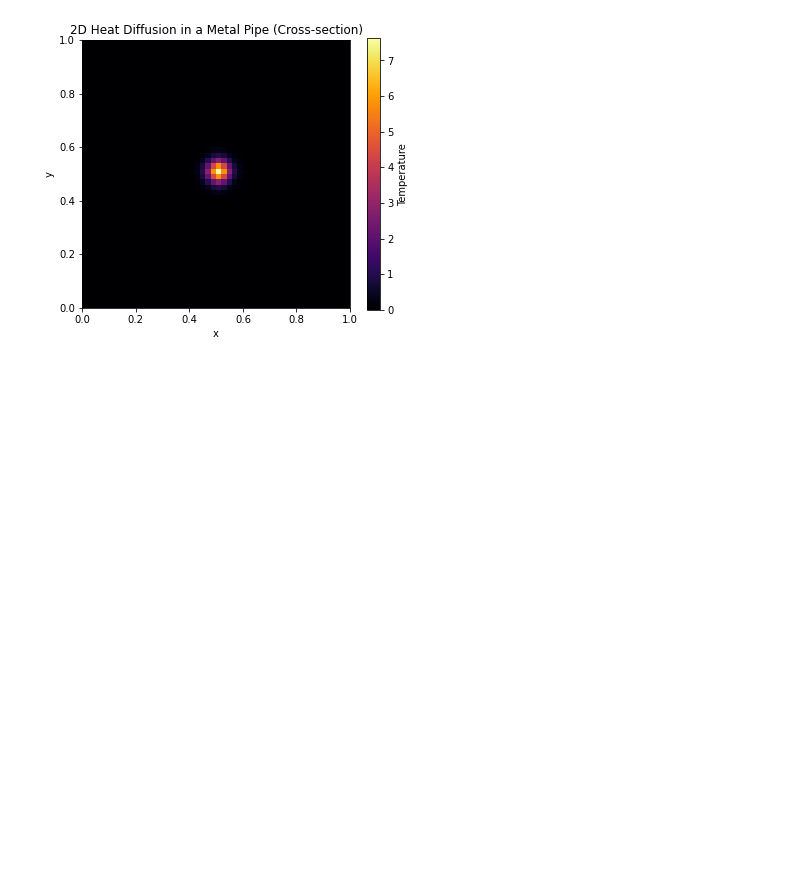
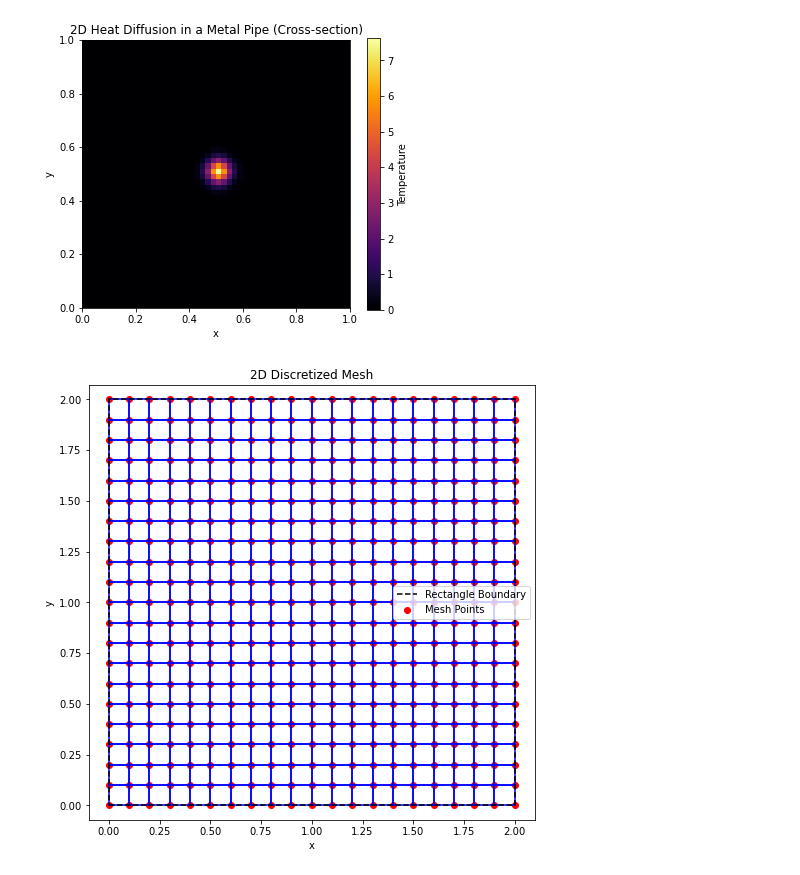
Before and after one commit to maxmandel03/MandelPHYS250FinalProject, a Jupyter notebook: Mandel_Phys250_FinalProject.ipynb, the cells around one changed output. Saved outputs shown, nothing was run; the diff lists cells and outputs as text; code cells hidden in the pictures; blank space fills up the shorter version.

```diff
--- a/Mandel_Phys250_FinalProject.ipynb
+++ b/Mandel_Phys250_FinalProject.ipynb
@@ -51,3 +53,94 @@ plt.title("2D Heat Diffusion in a Metal Pipe (Cross-section)")
 plt.show()
 # %% [output]
 [figure]
+# %%
+def MakeDiscreteCells(l, w, maxEdgeLength=0.1):
+    """
+    l, w [float]: dimensions of 2D rectangular body
+
+    maxEdgeLength [float]: max length of edge of any cell
+
+    returns: array of tuples (2D points) and rectangular cells, indexed into points array.
+    """
+    assert(l>0)
+    assert(w>0)
+
+    points2d = []
+    cells = []
+
+    numRows = math.ceil(l / maxEdgeLength)
+    numCols = math.ceil(w / maxEdgeLength)
+    lDist = l / numRows
+    wDist = w / numCols
+
+    rowp2ds = [0]
+    colp2ds = [0]
+    n = 1
+    k = 1
+
+    for _ in range(numRows-1):
+        rowp2ds.append(n*lDist)
+        n += 1
+    for _ in range(numCols-1):
+        colp2ds.append(k*wDist)
+        k += 1
+
+    rowp2ds.append(l)
+    colp2ds.append(w)
+
+    # Generate 2D Points
+    for rp in rowp2ds:
+        for cp in colp2ds:
+            points2d.append((cp, rp))
+
+    # Generate Indexed Cells
+    for i in range(len(points2d)-(len(colp2ds)+1)):
+        if (i>0) and ((i+1)%len(colp2ds)==0):
+            continue
+
+        cell = [i, i+1, i+len(colp2ds)+1, i+len(colp2ds)]
+        cells.append(cell)
+
+    return points2d, cells
+
+def VizMesh2D(points2d, cells):
+
+    xCoords, yCoords = zip(*points2d)
+
+    # Dynamic aspect ratio
+    maxW = max(xCoords) - min(xCoords)
+    maxL = max(yCoords) - min(yCoords)
+    aspectRatio = maxW / maxL
+    base = 8
+    width = base * aspectRatio if aspectRatio >= 1 else base
+    length = base / aspectRatio if aspectRatio < 1 else base
+
+    # Create the plot
+    plt.figure(figsize=(width, length))
+    plt.scatter(xCoords, yCoords, color='red', label='Mesh Points')  # Scatter plot of points
+
+    # Draw the cells
+    for cell in cells:
+        # Get the corner points of the cell
+        cellPoints = [points2d[cell[i]] for i in range(4)] + [points2d[cell[0]]]  # Close the rectangle
+        cellX, cellY = zip(*cellPoints)
+        plt.plot(cellX, cellY, color='blue')  # Plot cell edges
+
+    # Draw the boundary of the rectangle
+    rectX = [0, max(xCoords), max(xCoords), 0, 0]
+    rectY = [0, 0, max(yCoords), max(yCoords), 0]
+    plt.plot(rectX, rectY, color='black', linestyle='--', label='Rectangle Boundary')
+
+    # Labels
+    plt.xlabel('x')
+    plt.ylabel('y')
+    plt.title('2D Discretized Mesh')
+    plt.legend()
+    plt.axis('equal')
+    plt.show()
+
+# Example
+points, cells = MakeDiscreteCells(2, 2, 0.1)
+VizMesh2D(points, cells)
+# %% [output]
+[figure, added]
```
Also changed, not shown: parts of 1 cell of this notebook.
